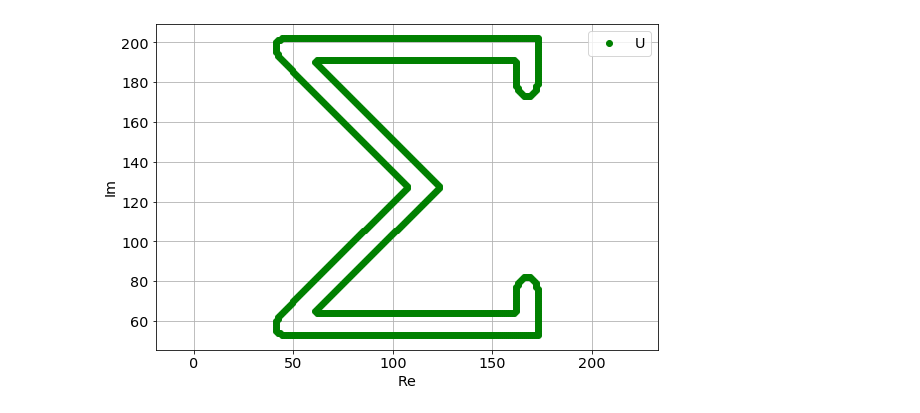
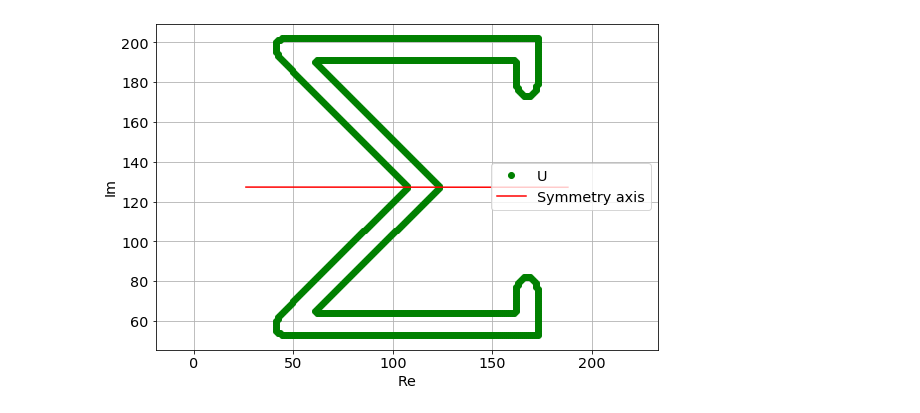
Before and after one commit to 1alexandra/mirror-symmetry, a Jupyter notebook: sym.ipynb, the cells around one changed output. Cells and saved outputs as stored; diff of their text form; code cells hidden in the pictures.

```diff
--- a/sym.ipynb
+++ b/sym.ipynb
@@ -136,7 +160,8 @@ plt.show()
 # %%
 path = "data/truesym_examples/sigma.bmp"
 for u in zc.get_contours(path):
-    zd.draw_contour('plt', u)
+    q, (p, v) = zs.find_sym(u)
+    zd.draw_contour('plt', u, p, v)
     plt.show()
 # %% [output]
-[figure, old version]
+[figure, new version]
```
Also changed, not shown: parts of 9 cells of this notebook, 2 other files.
